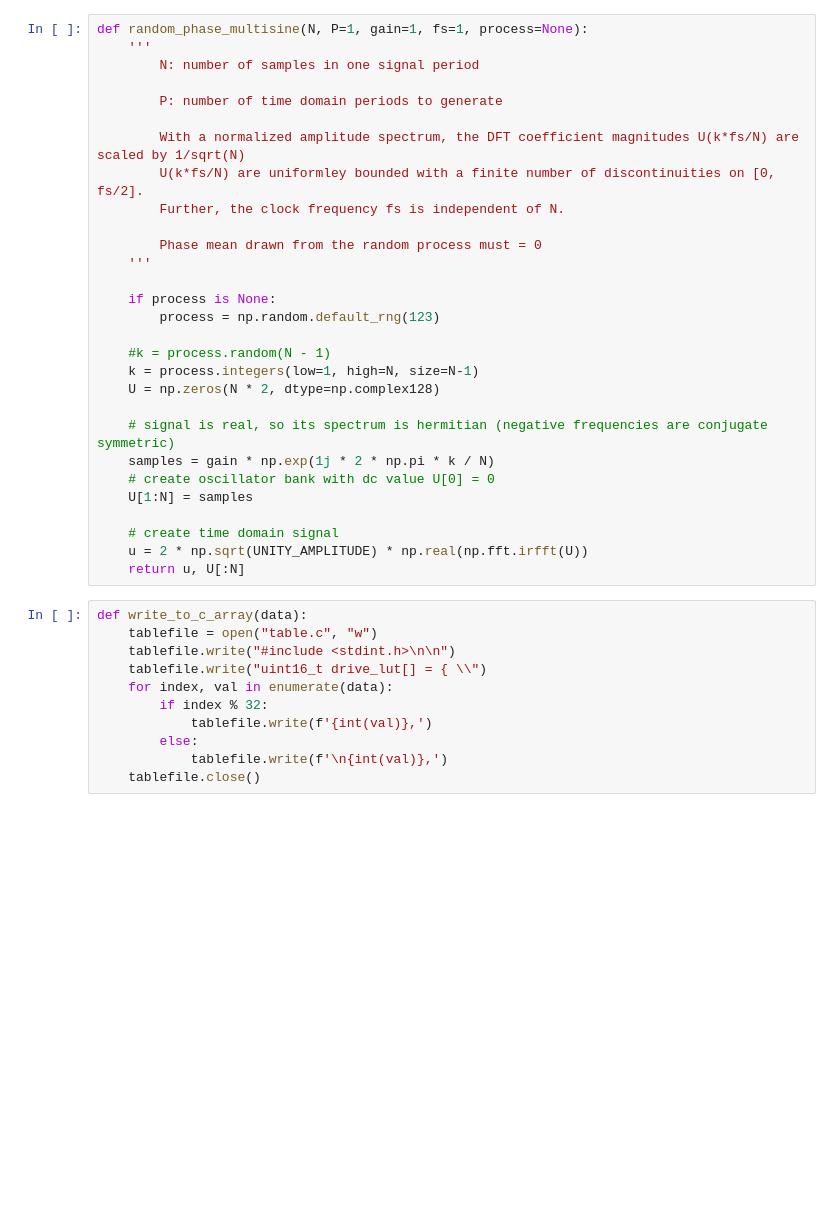
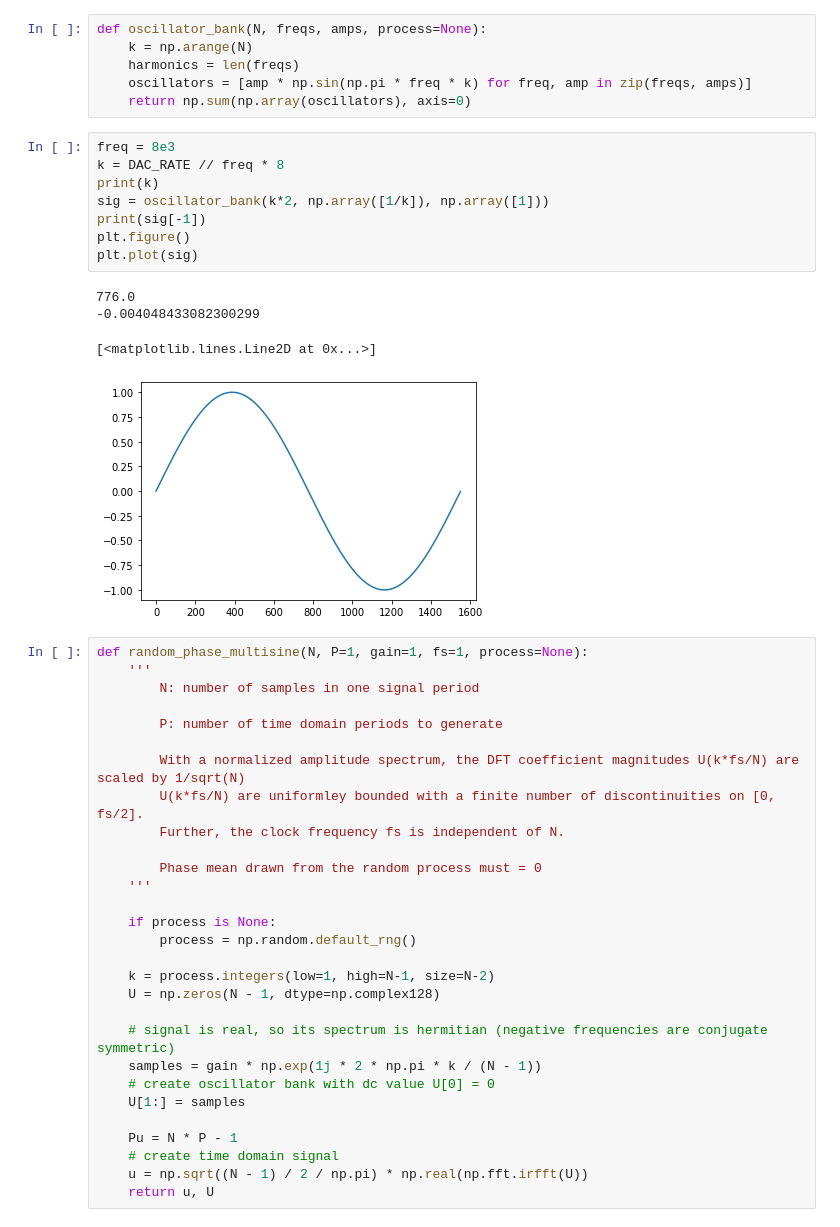
Before and after one commit to mahdiolfat/dsp, a Jupyter notebook: excited.ipynb, the cells around one changed output. Drawn from its saved outputs; the diff is of its cells as text; blank space fills up the shorter version.

```diff
--- a/excited.ipynb
+++ b/excited.ipynb
@@ -10,3 +71,22 @@ DAC_RATE = 735294
+# %%
+def oscillator_bank(N, freqs, amps, process=None):
+	k = np.arange(N)
+	harmonics = len(freqs)
+	oscillators = [amp * np.sin(np.pi * freq * k) for freq, amp in zip(freqs, amps)]
+	return np.sum(np.array(oscillators), axis=0)
+# %%
+freq = 8e3
+k = DAC_RATE // freq * 8
+print(k)
+sig = oscillator_bank(k*2, np.array([1/k]), np.array([1]))
+print(sig[-1])
+plt.figure()
+plt.plot(sig)
+# %% [output]
+776.0
+-0.004048433082300299
+[<matplotlib.lines.Line2D at 0x...>]
+[figure, added]
 # %%
 def random_phase_multisine(N, P=1, gain=1, fs=1, process=None):
     '''
@@ -22,29 +102,18 @@ def random_phase_multisine(N, P=1, gain=1, fs=1, process=None):
     '''
 
     if process is None:
-        process = np.random.default_rng(123)
+        process = np.random.default_rng()
 
-    #k = process.random(N - 1)
-    k = process.integers(low=1, high=N, size=N-1)
-    U = np.zeros(N * 2, dtype=np.complex128)
+    k = process.integers(low=1, high=N-1, size=N-2)
+    U = np.zeros(N - 1, dtype=np.complex128)
 
     # signal is real, so its spectrum is hermitian (negative frequencies are conjugate symmetric)
-    samples = gain * np.exp(1j * 2 * np.pi * k / N)
+    samples = gain * np.exp(1j * 2 * np.pi * k / (N - 1))
     # create oscillator bank with dc value U[0] = 0
-    U[1:N] = samples
+    U[1:] = samples
 
+    Pu = N * P - 1
     # create time domain signal
-    u = 2 * np.sqrt(UNITY_AMPLITUDE) * np.real(np.fft.irfft(U))
-    return u, U[:N]
+    u = np.sqrt((N - 1) / 2 / np.pi) * np.real(np.fft.irfft(U))
+    return u, U
-# %%
-def write_to_c_array(data):
-    tablefile = open("table.c", "w")
-    tablefile.write("#include <stdint.h>\n\n")
-    tablefile.write("uint16_t drive_lut[] = { \\")
-    for index, val in enumerate(data):
-        if index % 32:
-            tablefile.write(f'{int(val)},')
-        else:
-            tablefile.write(f'\n{int(val)},')
-    tablefile.close()
 # %%
```
Also changed, not shown: parts of 7 cells of this notebook, 1 other file.
